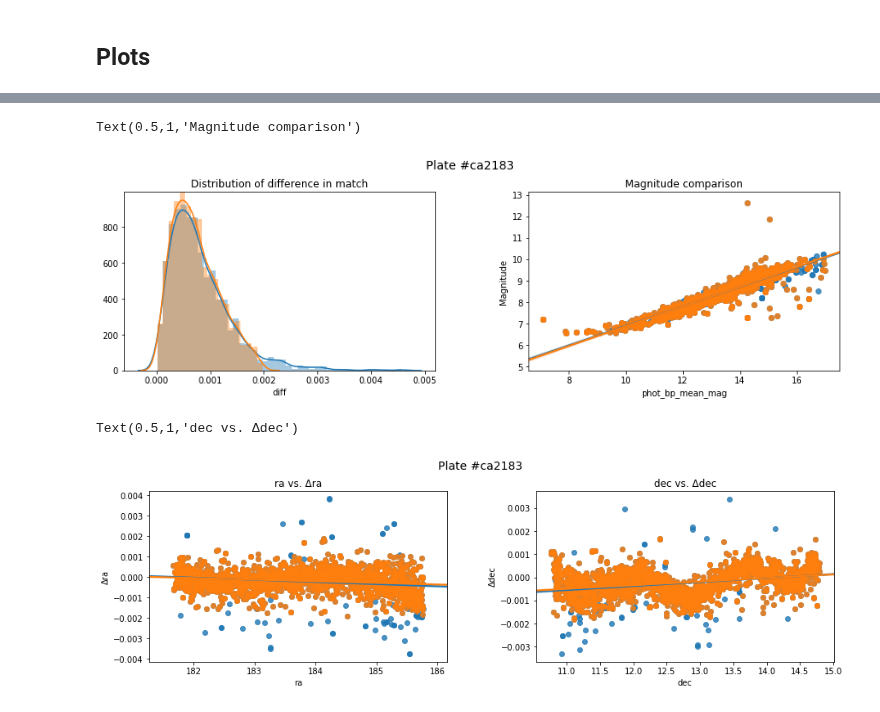
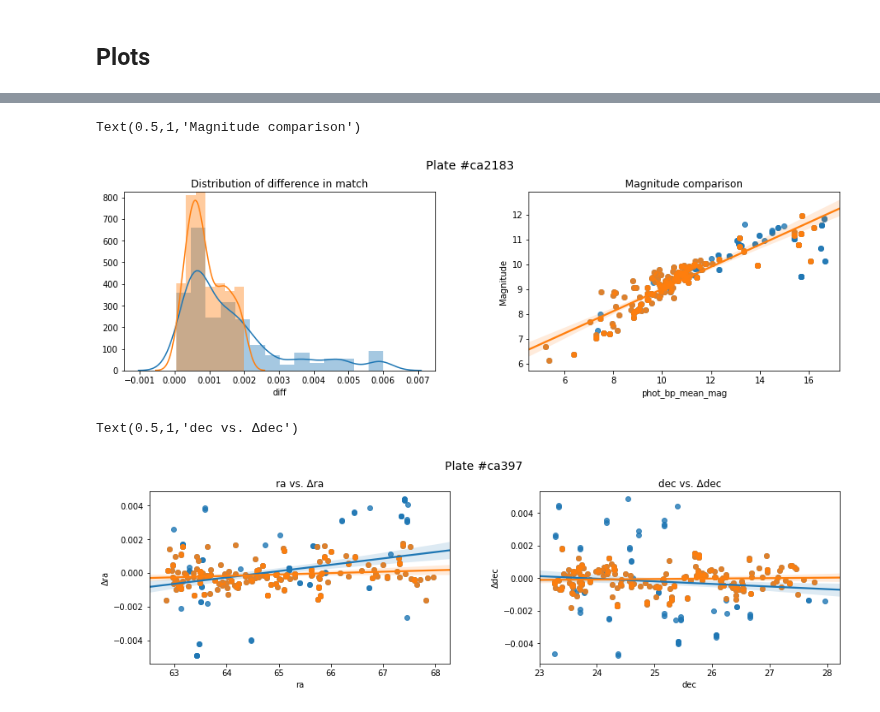
Before and after one commit to oliang2000/yerkes-plate-digitization, a Jupyter notebook: APT.ipynb, the cells around one changed output, grey strips where cells are left out. Cells and saved outputs as stored; diff of their text form; code cells hidden in the pictures.

Commit message:
Fixed problem with ra/dec graphs
Need to:
Add pmra/dec
Solve the problem with matching? (for test data)
Increase speed more
Optimize graph display

```diff
--- a/APT.ipynb
+++ b/APT.ipynb
@@ -15,7 +15,11 @@ Created TAP+ (v1.0.1) - Connection:
         SSL Port: 443
 # %%
 #gaia query
-job = Gaia.launch_job_async("SELECT ALL gaia_source.source_id,gaia_source.ra,gaia_source.dec,gaia_source.pmra,gaia_source.pmdec,gaia_source.phot_bp_mean_mag FROM gaiadr2.gaia_source WHERE CONTAINS(POINT('ICRS',gaiadr2.gaia_source.ra,gaiadr2.gaia_source.dec),CIRCLE('ICRS',183.721,12.785,3))=1  AND  (gaiadr2.gaia_source.phot_bp_mean_mag<=17)")
+
+job = Gaia.launch_job_async("SELECT ALL gaia_source.source_id,gaia_source.ra,gaia_source.dec,\
+gaia_source.pmra,gaia_source.pmdec,gaia_source.phot_bp_mean_mag FROM gaiadr2.gaia_source WHERE CONTAINS\
+(POINT('ICRS',gaiadr2.gaia_source.ra,gaiadr2.gaia_source.dec),CIRCLE('ICRS',65.468,25.612,3))=1  AND  \
+(gaiadr2.gaia_source.phot_bp_mean_mag<=17)")
 # %% [output]
 WARNING: W35: None:5:0: W35: 'value' attribute required for INFO elements [astropy.io.votable.tree]
 WARNING: W35: None:6:0: W35: 'value' attribute required for INFO elements [astropy.io.votable.tree]
@@ -32,7 +36,7 @@ r = job.get_results() #print(r['ra','dec'])
 df_gaia = r.to_pandas()
 # %%
 #read apt datatable
-filename = "ca2183_apt.csv"
+filename = "CA397F33k300003.csv"
 df_apt_ = pd.read_csv(filename)
 df_apt = df_apt_[['CentroidRA', 'CentroidDec','Magnitude', 'MagUncertainty']]
 # %% [markdown]
@@ -116,23 +126,23 @@ sns.distplot(df['diff']).set_title('Distribution of difference in match')
 sns.distplot(df_filtered['diff'])
 
 ax2 = fig.add_subplot(1,2,2)
-sns.regplot('phot_bp_mean_mag','Magnitude',data=df, fit_reg = True).set_title('Magnitude comparison')
+sns.regplot('phot_bp_mean_mag','Magnitude',data=df, fit_reg = False).set_title('Magnitude comparison')
 sns.regplot('phot_bp_mean_mag','Magnitude',data=df_filtered).set_title('Magnitude comparison')
 # %% [output]
 Text(0.5,1,'Magnitude comparison')
-[figure, old version]
+[figure, new version]
 # %%
 fig = plt.figure(figsize=(15,4))
-title = fig.suptitle("Plate #ca2183", fontsize=14)
+title = fig.suptitle("Plate #ca397", fontsize=14)
 fig.subplots_adjust(top=0.85, wspace=0.3)
 
 ax1 = fig.add_subplot(1,2,1)
 sns.regplot('ra','Δra',data=df).set_title('ra vs. Δra')
 sns.regplot('ra','Δra',data=df_filtered).set_title('ra vs. Δra')
 
 ax2 = fig.add_subplot(1,2,2)
 sns.regplot('dec','Δdec',data=df).set_title('dec vs. Δdec')
 sns.regplot('dec','Δdec',data=df_filtered).set_title('dec vs. Δdec')
 # %% [output]
 Text(0.5,1,'dec vs. Δdec')
-[figure, old version]
+[figure, new version]
```
Also changed, not shown: parts of 5 cells of this notebook.
